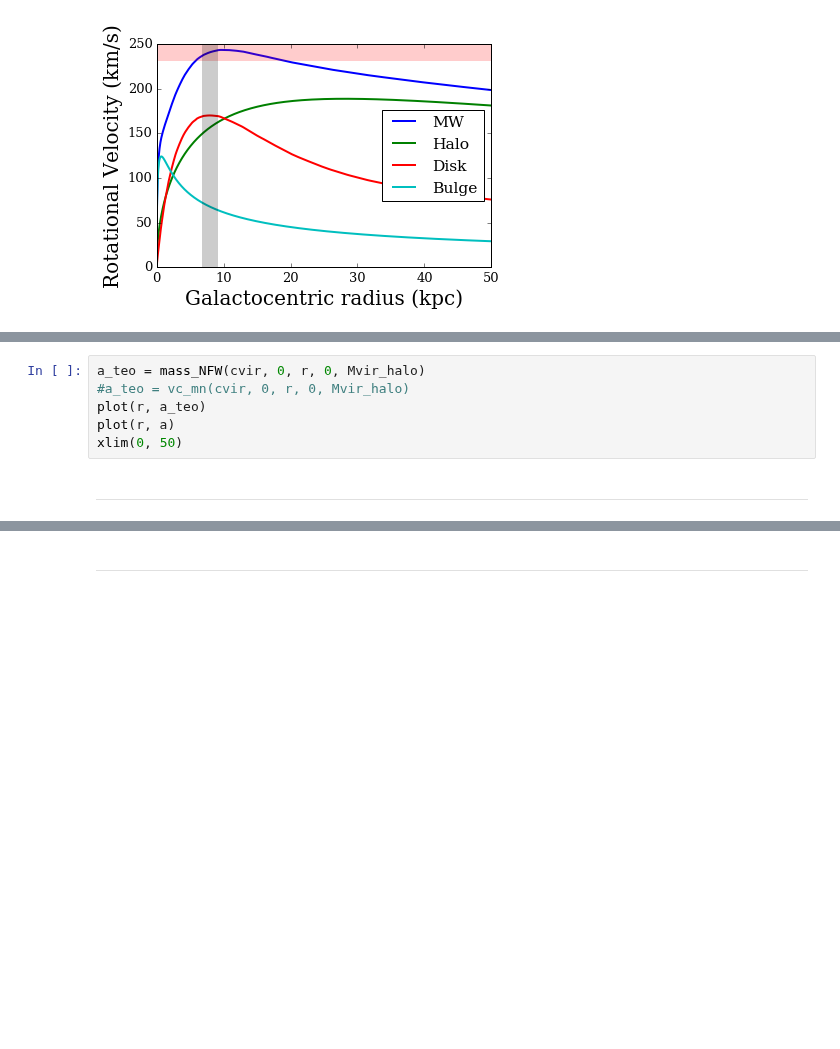
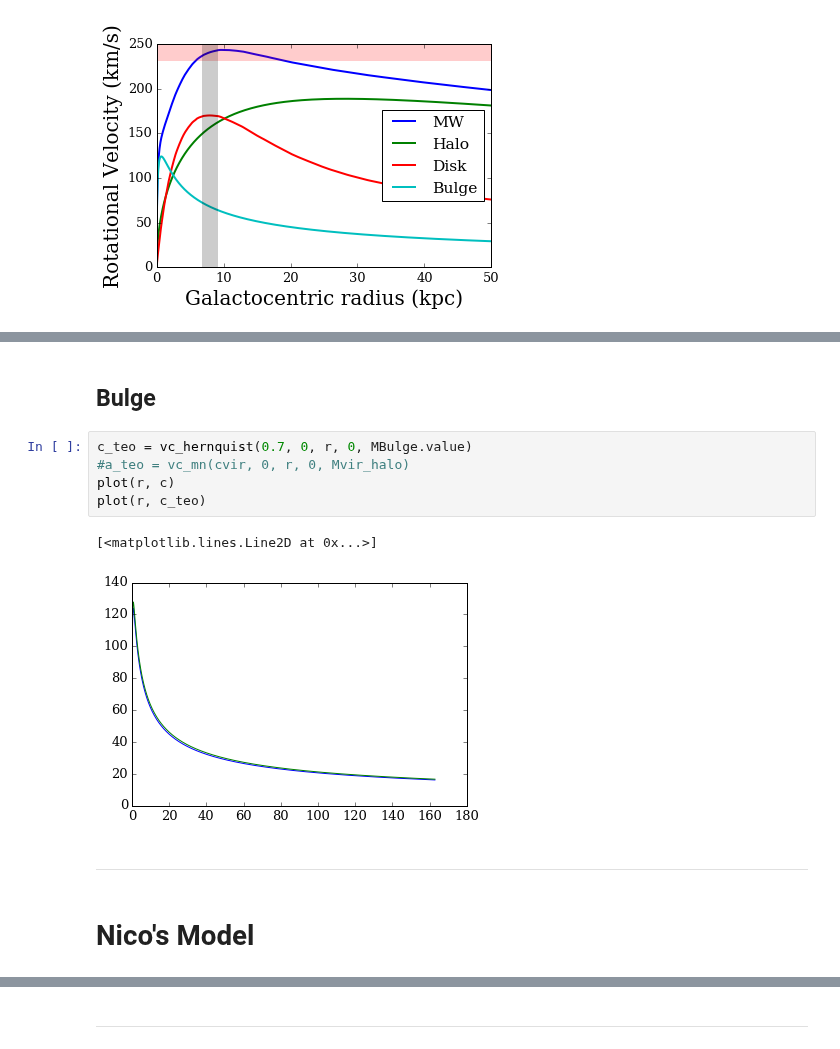
Before and after one commit to jngaravitoc/LMC-MW, a Jupyter notebook: code/MW_model.ipynb, the cells around one changed output, grey strips where cells are left out. Saved outputs shown, nothing was run; the diff lists cells and outputs as text; blank space fills up the shorter version.

```diff
--- a/code/MW_model.ipynb
+++ b/code/MW_model.ipynb
@@ -269,8 +307,14 @@ xlim(0, 50)
+# %% [markdown]
+## Bulge
 # %%
-a_teo = mass_NFW(cvir, 0, r, 0, Mvir_halo)
+c_teo = vc_hernquist(0.7, 0, r, 0, MBulge.value)
 #a_teo = vc_mn(cvir, 0, r, 0, Mvir_halo)
-plot(r, a_teo)
-plot(r, a)
-xlim(0, 50)
+plot(r, c)
+plot(r, c_teo)
+# %% [output]
+[<matplotlib.lines.Line2D at 0x...>]
+[figure, added]
 # %% [markdown]
---------------------------------------
+-------------------------------------------------------------
+# %% [markdown]
+# Nico's Model
```
Also changed, not shown: parts of 35 cells of this notebook.
